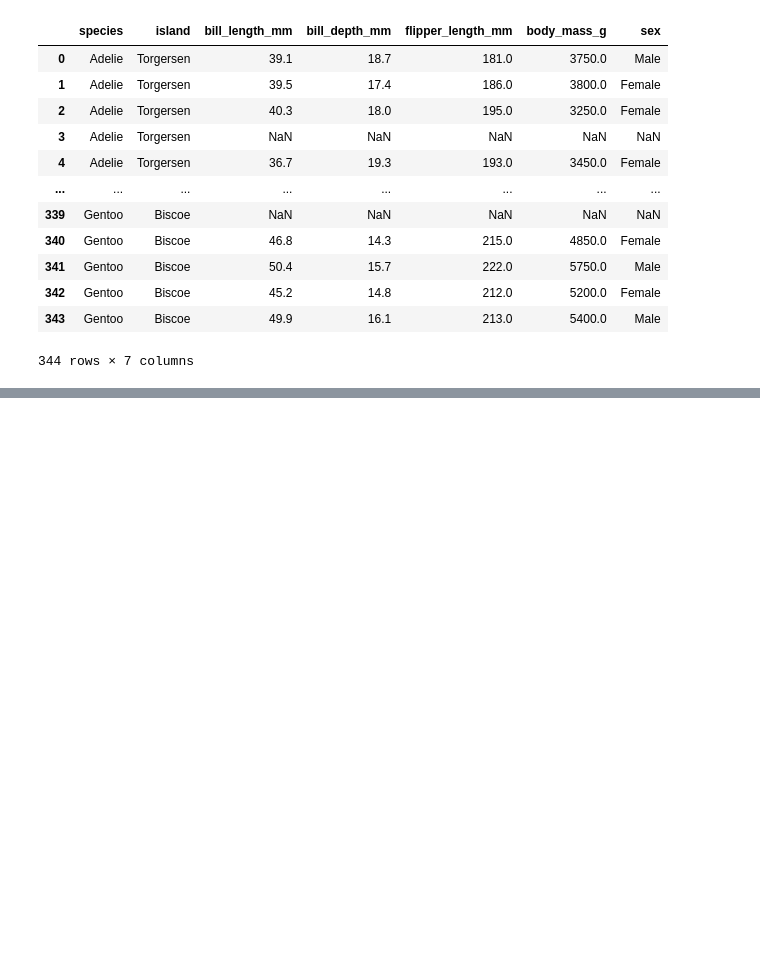
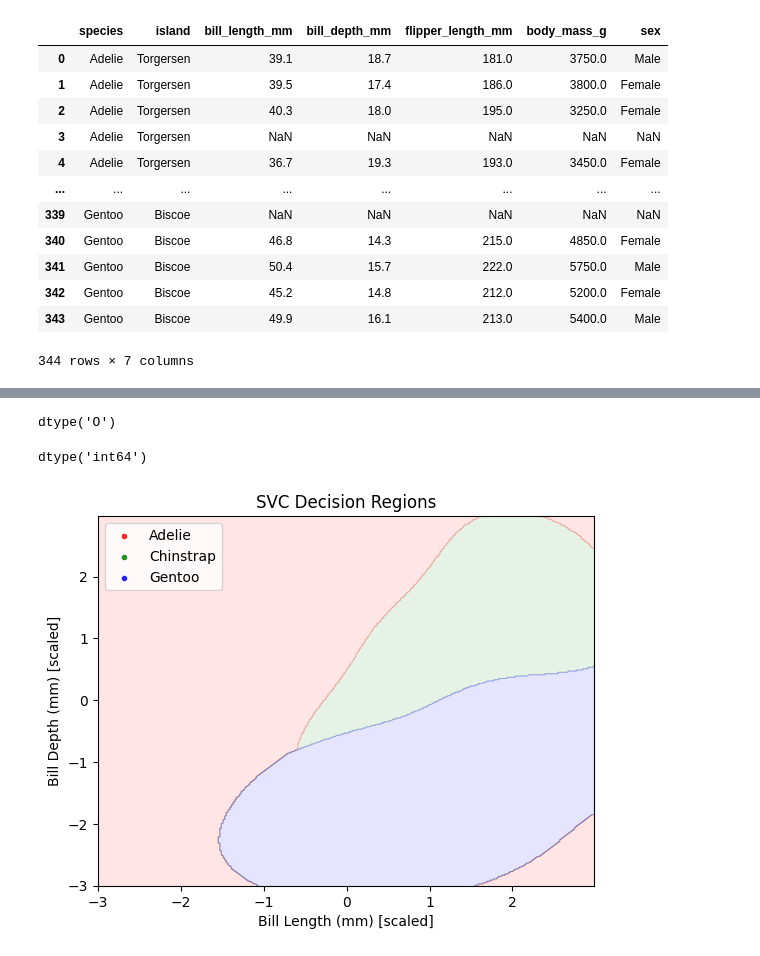
Before and after one commit to daniel-dataflow/data-engineering-bootcamp, a Jupyter notebook: multi02_data_science/homework/home08_svc.ipynb, the cells around one changed output, grey strips where cells are left out. Cells and saved outputs as stored; diff of their text form; code cells hidden in the pictures; blank space fills up the shorter version.

```diff
--- a/multi02_data_science/homework/home08_svc.ipynb
+++ b/multi02_data_science/homework/home08_svc.ipynb
@@ -20,3 +20,6 @@ penguins
 # %%
 # bill_length_mm	bill_depth_mm	flipper_length_mm	body_mass_g 를 가지고
 # svc를 사용하여 어떤 종인지(species) 를 분류하자! 예측하자! - 17참조
+# %%
+pg = penguins[["species", "bill_length_mm", "bill_depth_mm", "flipper_length_mm", "body_mass_g"]]
+pg
@@ -22,0 +124,53 @@ penguins
+# %%
+
+x = pg[["bill_length_mm", "bill_depth_mm"]].values
+y = pg["species"]
+y.dtype
+# %% [output]
+dtype('O')
+# %%
+y = pg["species"].astype(int)
+
+scaler = StandardScaler()
+x_scale = scaler.fit_transform(x)
+y.dtype
+# %% [output]
+dtype('int64')
+# %%
+# 시각화 함수 정의
+def plot_decision_regions(x, y, classifier):
+    cmap =  ListedColormap(("red","green", "blue"))
+
+    x1_min, x1_max = x[:, 0].min() - 1, x[:, 0].max() + 1
+    x2_min, x2_max = x[:, 1].min() - 1, x[:, 1].max() + 1
+    xx1, xx2 =  np.meshgrid(np.arange(-3, 3, 0.02), np.arange(-3, 3, 0.02))
+
+    # 그리드의 모든 점에 대해 예측 수행
+    z = classifier.predict(np.array([xx1.ravel(), xx2.ravel()]).T)
+    z = z.reshape(xx1.shape)
+
+    # 결정 경계 그리기
+    plt.contourf(xx1, xx2, z, alpha=0.1, cmap=cmap)
+    plt.xlim(xx1.min(), xx1.max())
+    plt.ylim(xx2.min(), xx2.max())
+
+    # 데이터 샘플 그리기
+    for idx, cl in enumerate(np.unique(y)):
+        plt.scatter(x=x[y==cl, 0], y=x[y==cl, 1], alpha=0.8, c=cmap.colors[idx], marker='.', label=cl)
+# %%
+svc = SVC(kernel="rbf", random_state=0, C=1, gamma=1)
+svc.fit(x_scale, y)
+
+plot_decision_regions(x, y, svc)
+plt.title('SVC Decision Regions')
+plt.xlabel('Bill Length (mm) [scaled]')
+plt.ylabel('Bill Depth (mm) [scaled]')
+species_names = ['Adelie', 'Chinstrap', 'Gentoo']
+plt.legend(loc='upper left')
+legend = plt.legend(loc='upper left')
+for i, name in enumerate(species_names):
+    legend.get_texts()[i].set_text(name)
+
+plt.show()
+# %% [output]
+[figure, added]
```
Also changed, not shown: parts of 13 cells of this notebook, 2 other files.
